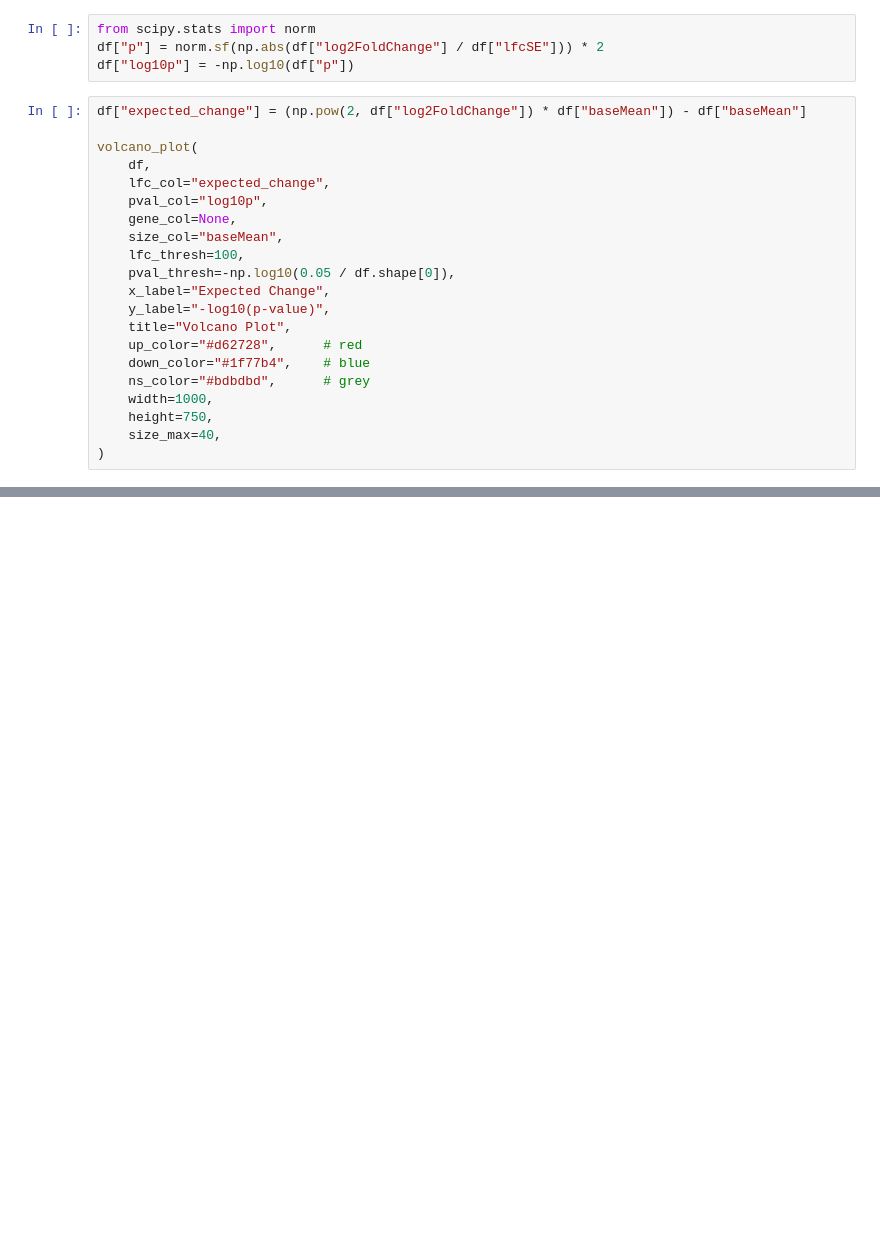
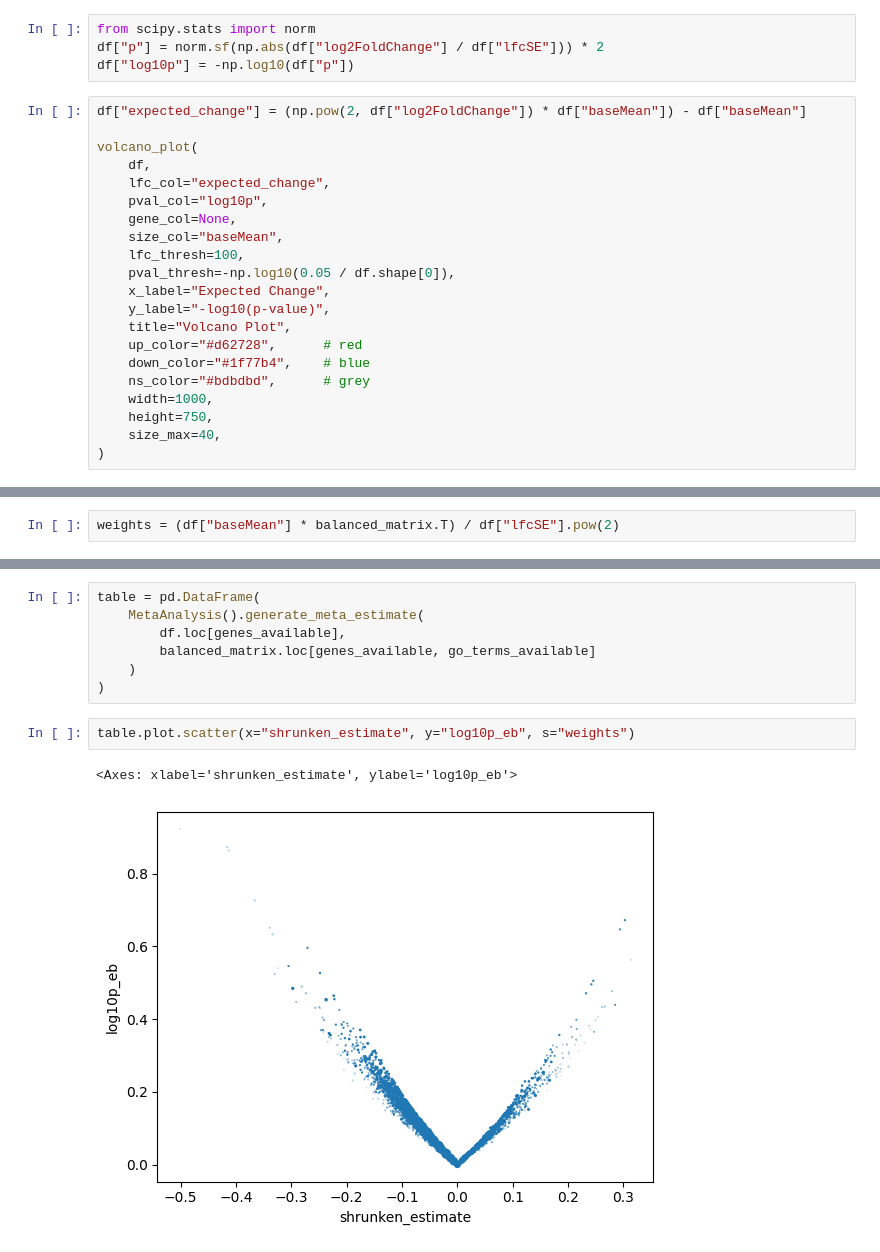
Before and after one commit to jhaberbe/meta-analysis, a Jupyter notebook: notebooks/testing.ipynb, the cells around one changed output, grey strips where cells are left out. Drawn from its saved outputs; the diff is of its cells as text; blank space fills up the shorter version.

```diff
--- a/notebooks/testing.ipynb
+++ b/notebooks/testing.ipynb
@@ -282,0 +317,2 @@ volcano_plot(
+# %%
+weights = (df["baseMean"] * balanced_matrix.T) / df["lfcSE"].pow(2)
@@ -282,0 +557,12 @@ volcano_plot(
+# %%
+table = pd.DataFrame(
+    MetaAnalysis().generate_meta_estimate(
+        df.loc[genes_available],
+        balanced_matrix.loc[genes_available, go_terms_available]
+    )
+)
+# %%
+table.plot.scatter(x="shrunken_estimate", y="log10p_eb", s="weights")
+# %% [output]
+<Axes: xlabel='shrunken_estimate', ylabel='log10p_eb'>
+[figure, added]
```
Also changed, not shown: parts of 18 cells of this notebook, 1 other file.
